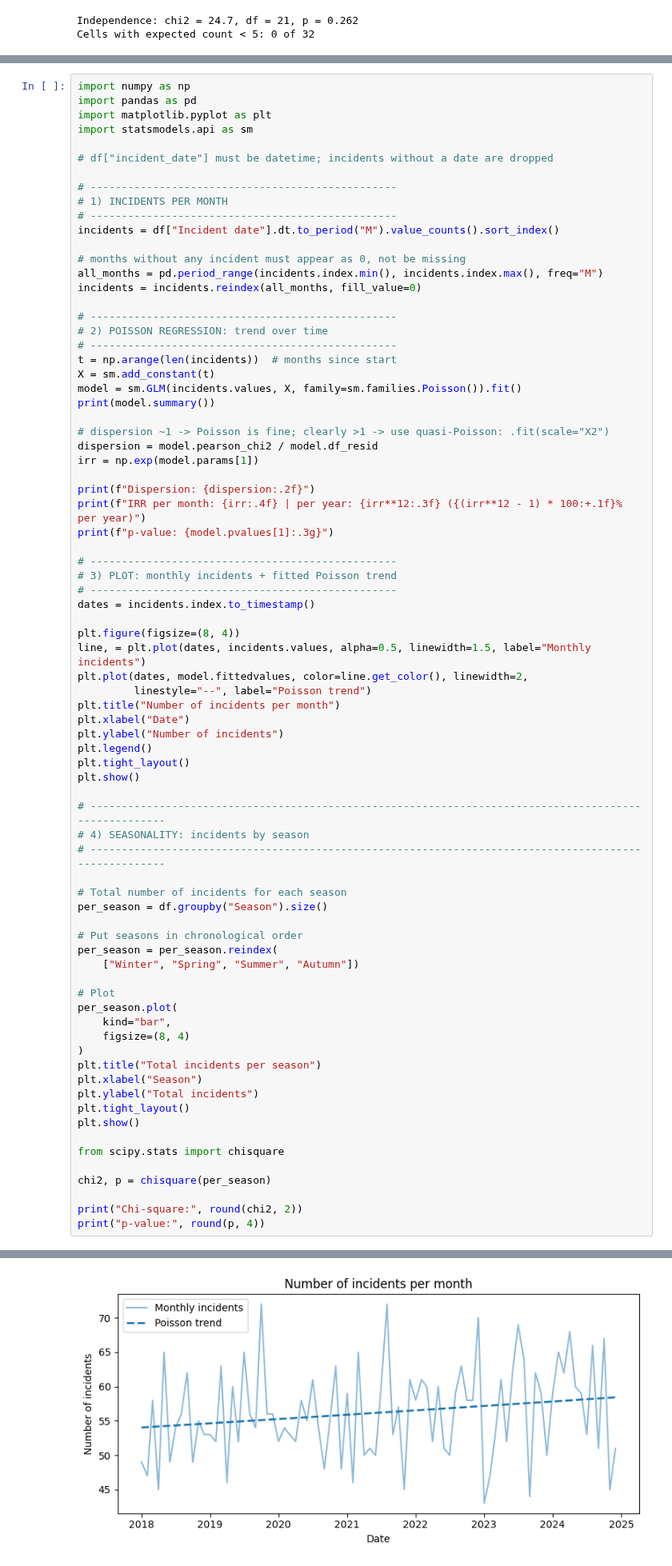
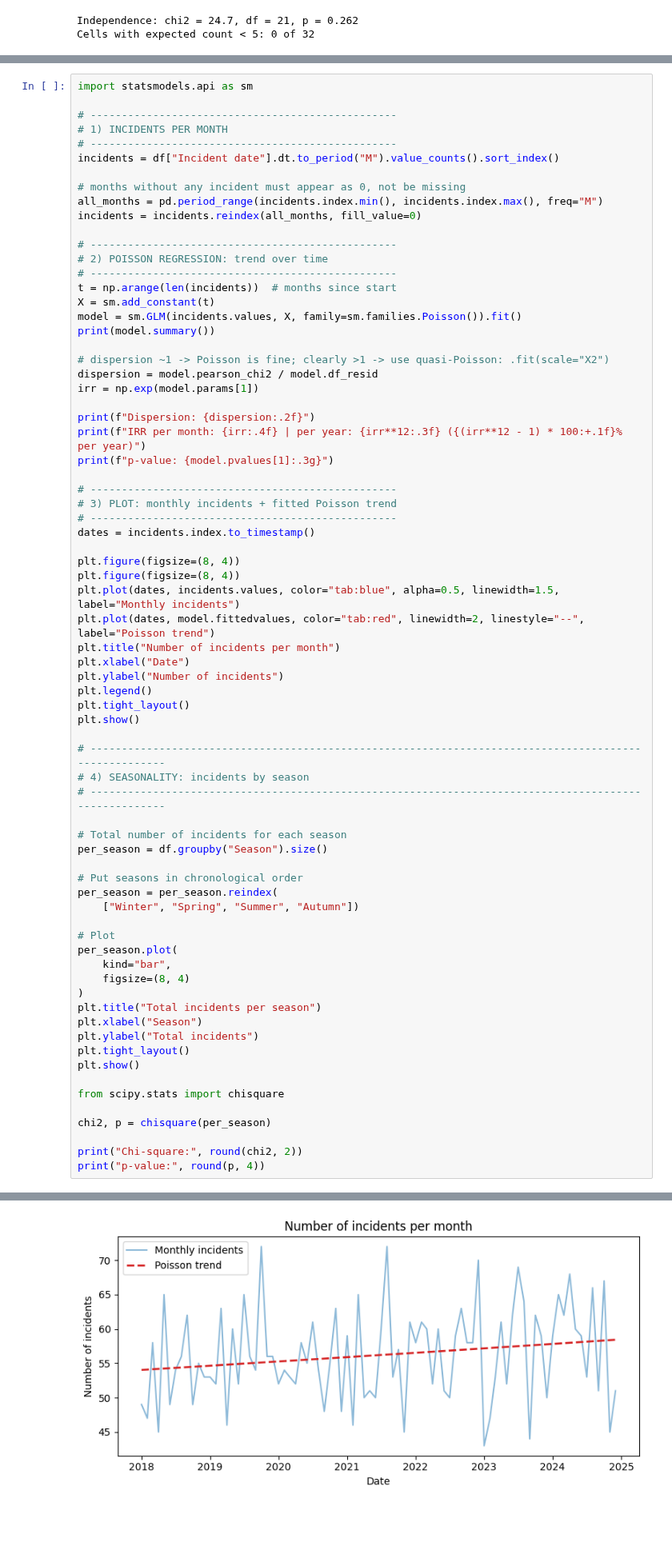
Before and after one commit to Lauripi/Coding_Skills, a Jupyter notebook: 4. Crimes_cleaning_data.ipynb, the cells around one changed output, grey strips where cells are left out. Shown at 80% size. Saved outputs shown, nothing was run; the diff lists cells and outputs as text; blank space fills up the shorter version.

```diff
--- a/4. Crimes_cleaning_data.ipynb
+++ b/4. Crimes_cleaning_data.ipynb
@@ -806,10 +799,5 @@ This suggests that the number of incidents was stable over time, with no clear t
 # %%
-import numpy as np
-import pandas as pd
-import matplotlib.pyplot as plt
 import statsmodels.api as sm
-
-# df["incident_date"] must be datetime; incidents without a date are dropped
 
 # -------------------------------------------------
 # 1) INCIDENTS PER MONTH
@@ -842,9 +830,9 @@ print(f"p-value: {model.pvalues[1]:.3g}")
 dates = incidents.index.to_timestamp()
 
 plt.figure(figsize=(8, 4))
-line, = plt.plot(dates, incidents.values, alpha=0.5, linewidth=1.5, label="Monthly incidents")
-plt.plot(dates, model.fittedvalues, color=line.get_color(), linewidth=2,
-         linestyle="--", label="Poisson trend")
+plt.figure(figsize=(8, 4))
+plt.plot(dates, incidents.values, color="tab:blue", alpha=0.5, linewidth=1.5, label="Monthly incidents")
+plt.plot(dates, model.fittedvalues, color="tab:red", linewidth=2, linestyle="--", label="Poisson trend")
 plt.title("Number of incidents per month")
 plt.xlabel("Date")
 plt.ylabel("Number of incidents")
@@ -904,2 +893,2 @@ p-value: 0.117
-[figure, old version]
+[figure, new version]
 [figure]
```
Also changed, not shown: parts of 10 cells of this notebook.
